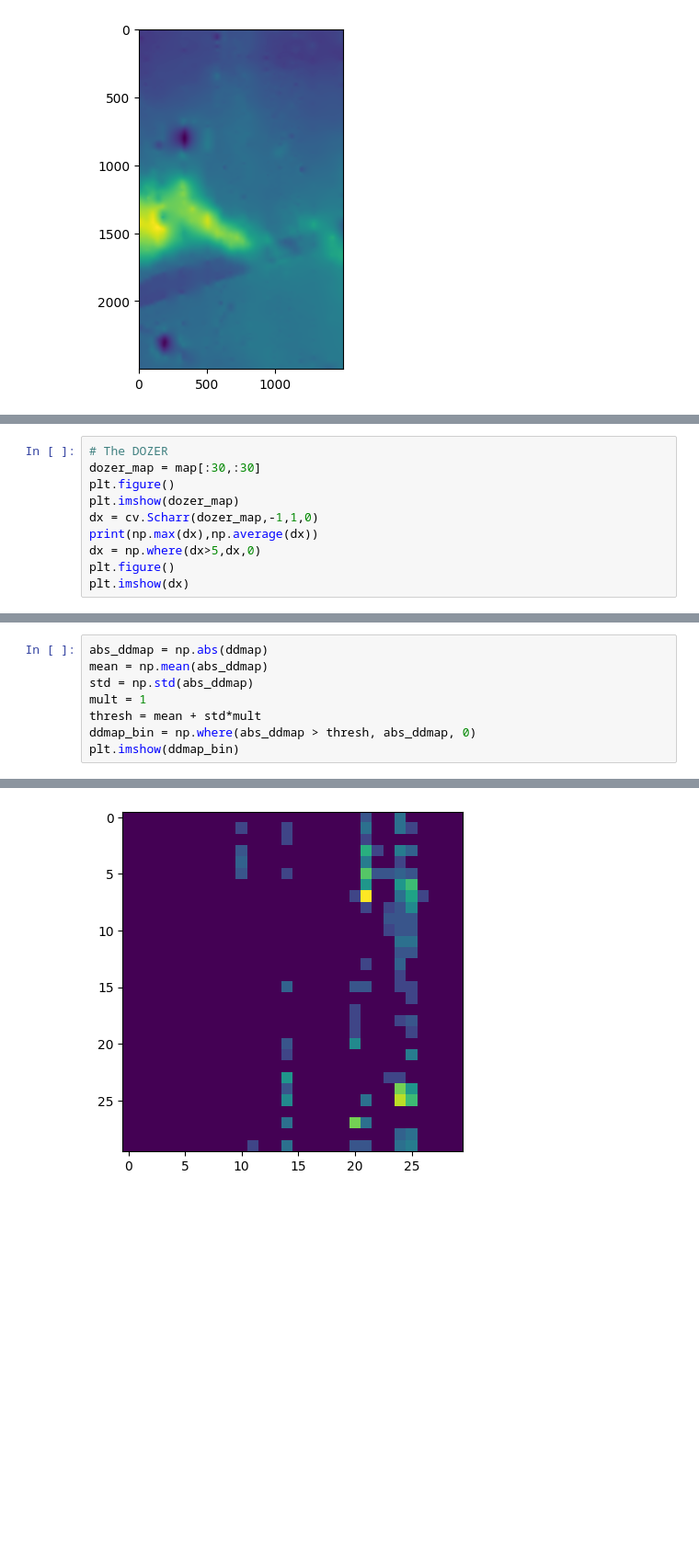
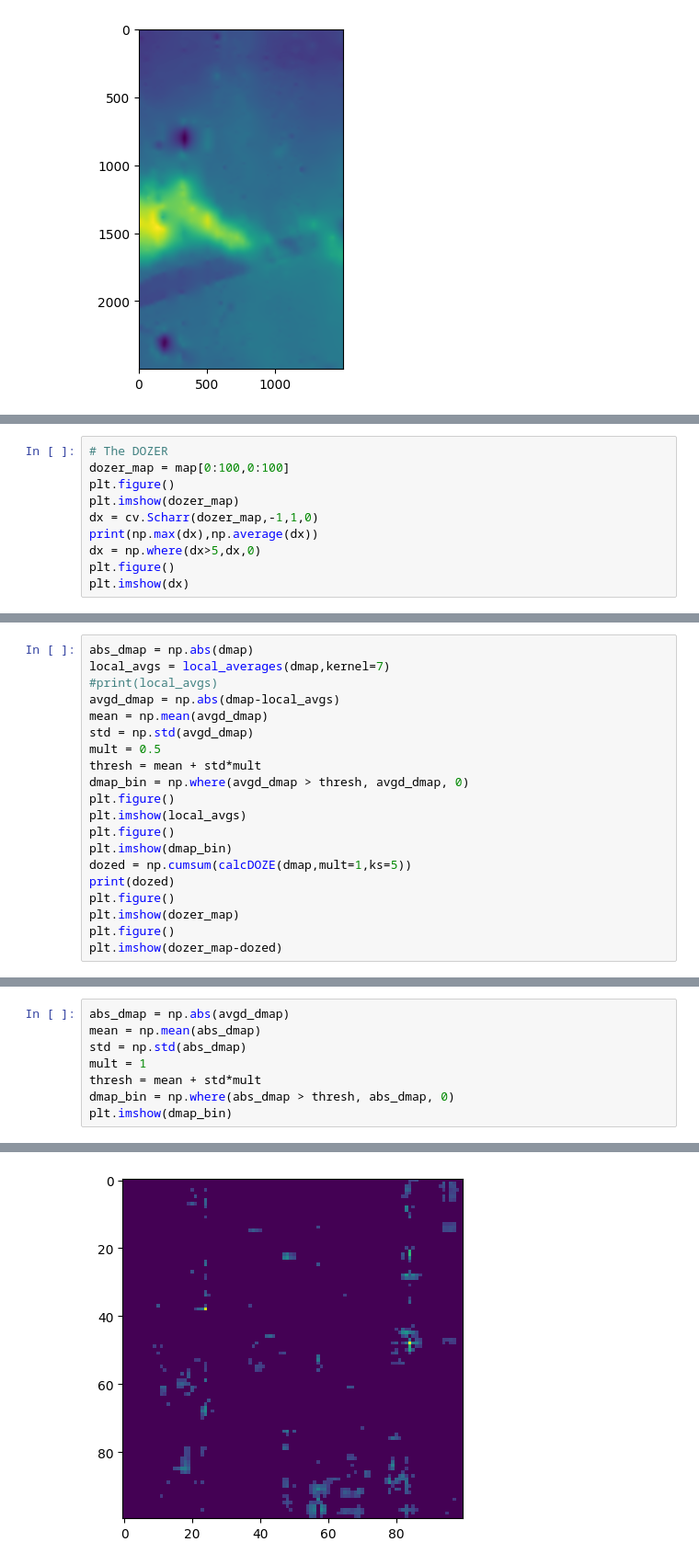
Before and after one commit to the-astronot/boromir, a Jupyter notebook: scratch/interpolation_station.ipynb, the cells around one changed output, grey strips where cells are left out. Shown at 92% size. Saved outputs shown, nothing was run; the diff lists cells and outputs as text; blank space fills up the shorter version.

```diff
--- a/scratch/interpolation_station.ipynb
+++ b/scratch/interpolation_station.ipynb
@@ -55,6 +83,6 @@ def dMax(img):
 # %%
 # The DOZER
-dozer_map = map[:30,:30]
+dozer_map = map[0:100,0:100]
 plt.figure()
 plt.imshow(dozer_map)
 dx = cv.Scharr(dozer_map,-1,1,0)
@@ -88,0 +118,20 @@ plt.imshow(mod_ddmap)
+# %%
+abs_dmap = np.abs(dmap)
+local_avgs = local_averages(dmap,kernel=7)
+#print(local_avgs)
+avgd_dmap = np.abs(dmap-local_avgs)
+mean = np.mean(avgd_dmap)
+std = np.std(avgd_dmap)
+mult = 0.5
+thresh = mean + std*mult
+dmap_bin = np.where(avgd_dmap > thresh, avgd_dmap, 0)
+plt.figure()
+plt.imshow(local_avgs)
+plt.figure()
+plt.imshow(dmap_bin)
+dozed = np.cumsum(calcDOZE(dmap,mult=1,ks=5))
+print(dozed)
+plt.figure()
+plt.imshow(dozer_map)
+plt.figure()
+plt.imshow(dozer_map-dozed)
@@ -89,11 +152,11 @@ plt.imshow(mod_ddmap)
 # %%
-abs_ddmap = np.abs(ddmap)
-mean = np.mean(abs_ddmap)
-std = np.std(abs_ddmap)
+abs_dmap = np.abs(avgd_dmap)
+mean = np.mean(abs_dmap)
+std = np.std(abs_dmap)
 mult = 1
 thresh = mean + std*mult
-ddmap_bin = np.where(abs_ddmap > thresh, abs_ddmap, 0)
-plt.imshow(ddmap_bin)
+dmap_bin = np.where(abs_dmap > thresh, abs_dmap, 0)
+plt.imshow(dmap_bin)
 # %% [output]
 <matplotlib.image.AxesImage at 0x...>
-[figure, old version]
+[figure, new version]
```
Also changed, not shown: parts of 12 cells of this notebook.
